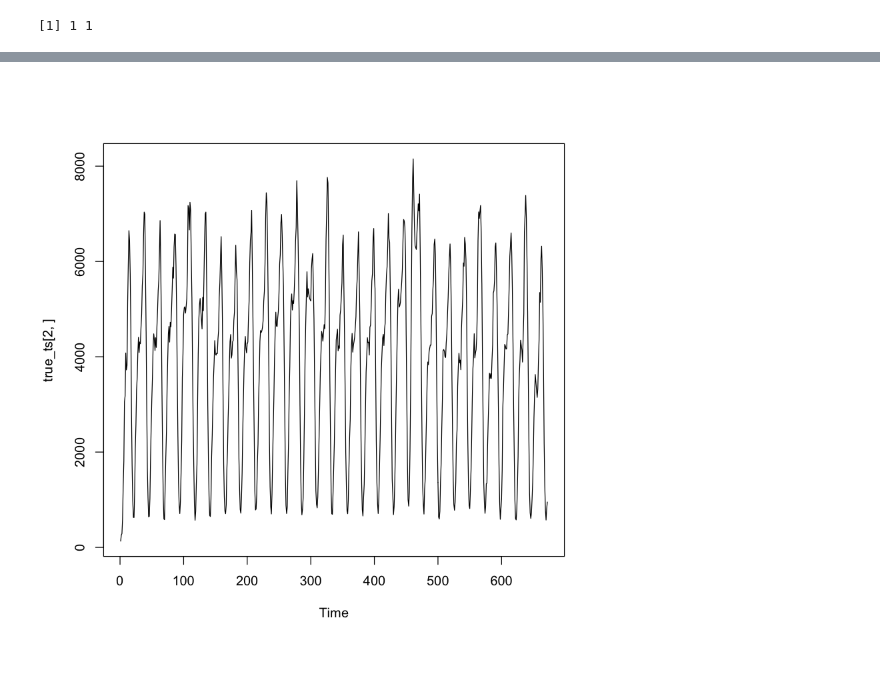
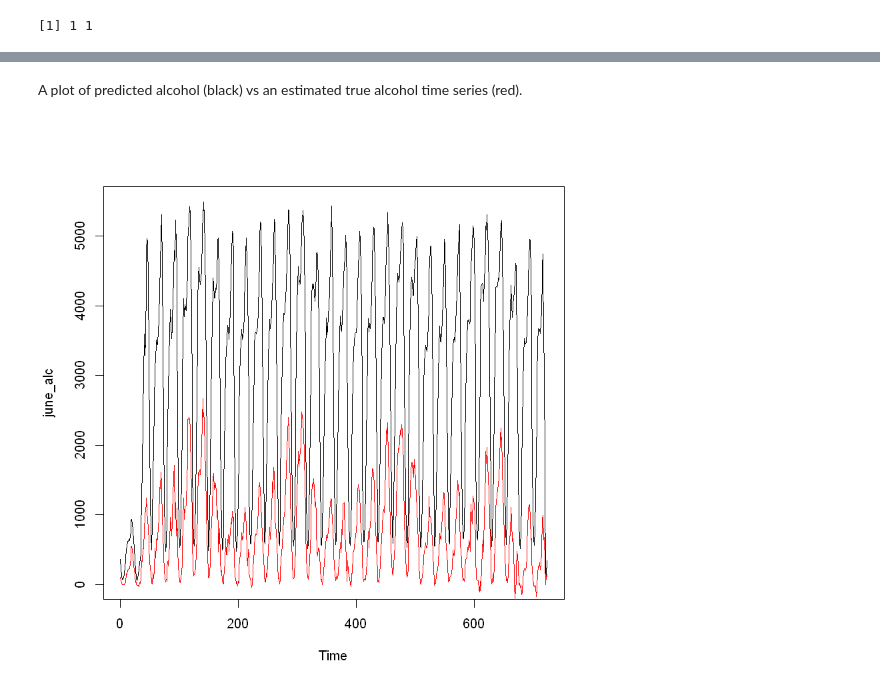
Before and after one commit to tj2huang/nyu-research, a Jupyter notebook: notebooks/r/Experiment/unconfuse.ipynb, the cells around one changed output, grey strips where cells are left out. Drawn from its saved outputs; the diff is of its cells as text; code cells hidden in the pictures; blank space fills up the shorter version.

Commit message:
ran it with updated confusion matrix and it works a lot better!

```diff
--- a/notebooks/r/Experiment/unconfuse.ipynb
+++ b/notebooks/r/Experiment/unconfuse.ipynb
@@ -25,5 +49,5 @@ lines(june_alc, col='red')
 # %%
-m_conf <- matrix(c(1221/1723, 502/1723, 362/3442, 3080/3442), nrow=2, ncol=2, byrow=TRUE)
+m_conf <- matrix(c(95351/100000, 4649/100000, 1430/10295, 8865/10295), nrow=2, ncol=2, byrow=TRUE)
 # %%
 rowSums(m_conf)
 # %% [output]
@@ -62,2 +86,2 @@ solve(m_conf)
 # %%
-true_ts <- solve(m_conf)%*% t(v_predictions)
+true_ts <- v_predictions%*%solve(m_conf)
@@ -64,4 +102,7 @@ true_ts <- solve(m_conf)%*% t(v_predictions)
+# %% [markdown]
+A plot of predicted alcohol (black) vs an estimated true alcohol time series (red).
 # %%
-plot.ts(true_ts[2,])
+plot.ts(june_alc)
+lines(true_ts[,2], col='red')
 # %% [output]
-[figure, old version]
+[figure, new version]
```
Also changed, not shown: parts of 23 cells of this notebook.
